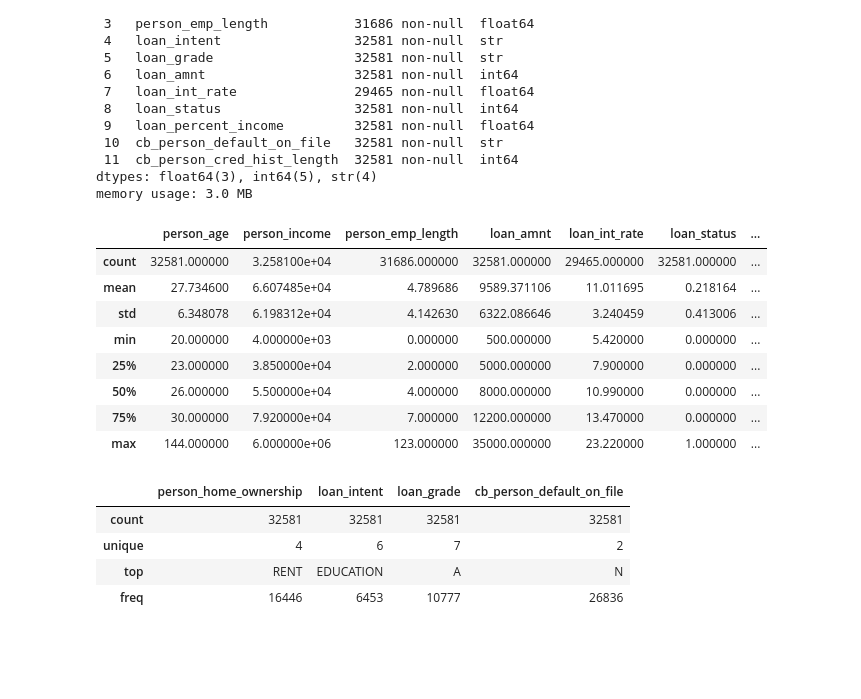
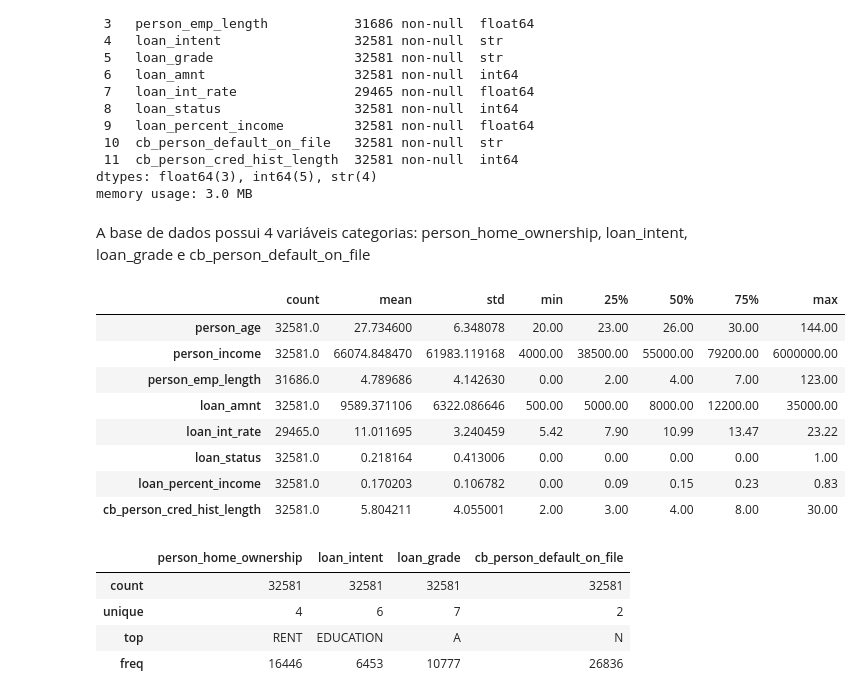
Before and after one commit to FCASSINI/Mini_projeto_avaliativo-02_SC_tech, a Jupyter notebook: notebook/01_eda_credit_risk.ipynb, the cells around one changed output. Drawn from its saved outputs; the diff is of its cells as text; code cells hidden in the pictures; blank space fills up the shorter version.

```diff
--- a/notebook/01_eda_credit_risk.ipynb
+++ b/notebook/01_eda_credit_risk.ipynb
@@ -75,19 +75,21 @@ Data columns (total 12 columns):
  11  cb_person_cred_hist_length  32581 non-null  int64
 dtypes: float64(3), int64(5), str(4)
 memory usage: 3.0 MB
+# %% [markdown]
+A base de dados possui 4 variáveis categorias: person_home_ownership, loan_intent, loan_grade e cb_person_default_on_file
 # %%
 #Descrobindo estatísticas descritivas do dataset
-df.describe()
+df.describe().T
 # %% [output]
-|  | person_age | person_income | person_emp_length | loan_amnt | loan_int_rate | loan_status | ... |
-| count | 32581.000000 | 3.258100e+04 | 31686.000000 | 32581.000000 | 29465.000000 | 32581.000000 | ... |
-| mean | 27.734600 | 6.607485e+04 | 4.789686 | 9589.371106 | 11.011695 | 0.218164 | ... |
-| std | 6.348078 | 6.198312e+04 | 4.142630 | 6322.086646 | 3.240459 | 0.413006 | ... |
-| min | 20.000000 | 4.000000e+03 | 0.000000 | 500.000000 | 5.420000 | 0.000000 | ... |
-| 25% | 23.000000 | 3.850000e+04 | 2.000000 | 5000.000000 | 7.900000 | 0.000000 | ... |
-| 50% | 26.000000 | 5.500000e+04 | 4.000000 | 8000.000000 | 10.990000 | 0.000000 | ... |
-| 75% | 30.000000 | 7.920000e+04 | 7.000000 | 12200.000000 | 13.470000 | 0.000000 | ... |
-| max | 144.000000 | 6.000000e+06 | 123.000000 | 35000.000000 | 23.220000 | 1.000000 | ... |
+|  | count | mean | std | min | 25% | 50% | 75% | max |
+| person_age | 32581.0 | 27.734600 | 6.348078 | 20.00 | 23.00 | 26.00 | 30.00 | 144.00 |
+| person_income | 32581.0 | 66074.848470 | 61983.119168 | 4000.00 | 38500.00 | 55000.00 | 79200.00 | 6000000.00 |
+| person_emp_length | 31686.0 | 4.789686 | 4.142630 | 0.00 | 2.00 | 4.00 | 7.00 | 123.00 |
+| loan_amnt | 32581.0 | 9589.371106 | 6322.086646 | 500.00 | 5000.00 | 8000.00 | 12200.00 | 35000.00 |
+| loan_int_rate | 29465.0 | 11.011695 | 3.240459 | 5.42 | 7.90 | 10.99 | 13.47 | 23.22 |
+| loan_status | 32581.0 | 0.218164 | 0.413006 | 0.00 | 0.00 | 0.00 | 0.00 | 1.00 |
+| loan_percent_income | 32581.0 | 0.170203 | 0.106782 | 0.00 | 0.09 | 0.15 | 0.23 | 0.83 |
+| cb_person_cred_hist_length | 32581.0 | 5.804211 | 4.055001 | 2.00 | 3.00 | 4.00 | 8.00 | 30.00 |
 # %%
 #Explorando as colunas do tipo string para entender melhor suas características
 df.describe(include="str")
```
Also changed, not shown: parts of 16 cells of this notebook.
